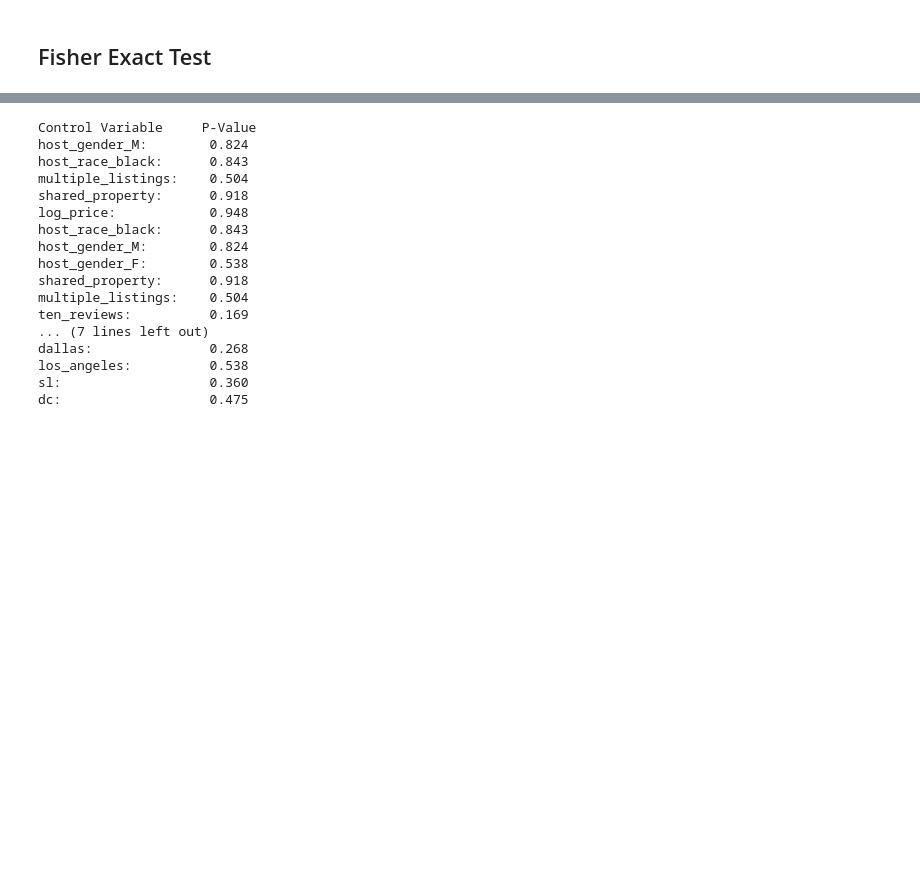
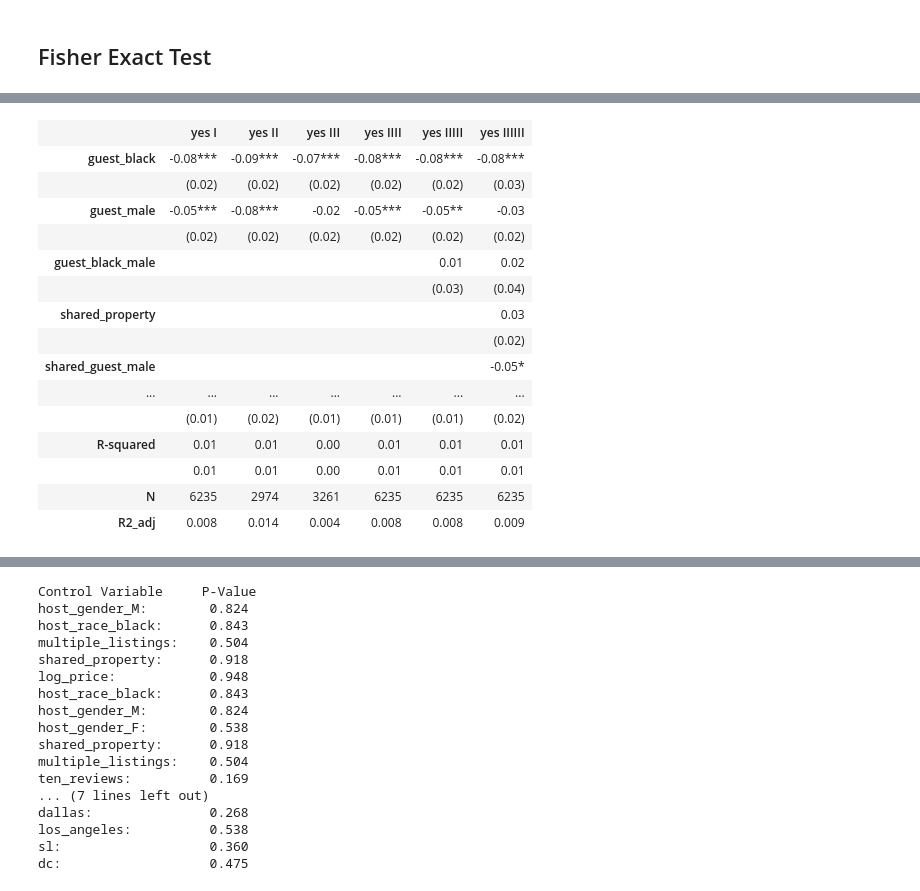
Before and after one commit to fmssn/airbnbdiscrimination, a Jupyter notebook: AirBnb.ipynb, the cells around one changed output, grey strips where cells are left out. Saved outputs shown, nothing was run; the diff lists cells and outputs as text; code cells hidden in the pictures; blank space fills up the shorter version.

```diff
--- a/AirBnb.ipynb
+++ b/AirBnb.ipynb
@@ -579,0 +505,15 @@ Warnings:
+# %%
+model = smf.ols('yes ~ guest_black + guest_male', data=df_model)
+result_all = model.fit(cov_type='cluster', cov_kwds={'groups': df_model['name_by_city']})
+
+df_model_male = df_model[df_model['shared_property'] == 1]
+model = smf.ols('yes ~ guest_black + guest_male', data=df_model_male)
+result_male = model.fit(cov_type='cluster', cov_kwds={'groups': df_model_male['name_by_city']})
+
+df_model_female = df_model[df_model['shared_property'] == 0]
+model = smf.ols('yes ~ guest_black + guest_male', data=df_model_female)
+result_female = model.fit(cov_type='cluster', cov_kwds={'groups': df_model_female['name_by_city']})
+
+
+tble = summary_col([result_all, result_male, result_female], stars=True, float_format='%.2f', regressor_order=['guest_black', 'guest_male', 'Intercept'], info_dict={'N':lambda x: "{0:d}".format(int(x.nobs)), 'R²_adj':lambda x: "{0:.3f}".format(float(x.rsquared_adj))})
+tble
@@ -579,0 +532,44 @@ Warnings:
+# %%
+df['guest_black_male'] = df['guest_black'] * df['guest_male']
+df['guest_black_male_shared'] = df['guest_black'] * df['guest_male'] * df['shared_property']
+
+df_model = df[['yes','guest_black', 'guest_male', 'name_by_city', 'shared_property', 'shared_guest_male',
+               'guest_black_male', 'shared_guest_black', 'guest_black_male_shared']].dropna()
+
+model = smf.ols('yes ~ guest_black + guest_male', data=df_model)
+result0 = model.fit(cov_type='cluster', cov_kwds={'groups': df_model['name_by_city']})
+
+model = smf.ols('yes ~ guest_black + guest_male + guest_black_male', data=df_model)
+result1 = model.fit(cov_type='cluster', cov_kwds={'groups': df_model['name_by_city']})
+
+model = smf.ols('yes ~ guest_black + guest_male + guest_black_male + shared_property + shared_guest_male + shared_guest_black + guest_black_male_shared', data=df_model)
+result3 = model.fit(cov_type='cluster', cov_kwds={'groups': df_model['name_by_city']})
+
+
+tble5 = summary_col([result0, result1, result3], stars=True, float_format='%.2f',
+                   regressor_order=['guest_black', 'guest_male', 'guest_black_male', 'shared_property', 'shared_guest_male', 'shared_guest_black',
+                        'guest_black_male_shared'],
+                   info_dict={'N':lambda x: "{0:d}".format(int(x.nobs)),'R2_adj':lambda x: "{:.3f}".format(x.rsquared_adj),
+                             'Implied coefficient':lambda x: "{0:.2f}".format(float(x.params[1]+x.params[1]))})
+tble6 = summary_col([result_all, result_male, result_female, result0, result1, result3], stars=True, float_format='%.2f',
+                   regressor_order=['guest_black', 'guest_male', 'guest_black_male', 'shared_property', 'shared_guest_male', 'shared_guest_black',
+                        'guest_black_male_shared'],
+                   info_dict={'N':lambda x: "{0:d}".format(int(x.nobs)),'R2_adj':lambda x: "{:.3f}".format(x.rsquared_adj)})
+tble6
+# %% [output]
+|  | yes I | yes II | yes III | yes IIII | yes IIIII | yes IIIIII |
+| guest_black | -0.08*** | -0.09*** | -0.07*** | -0.08*** | -0.08*** | -0.08*** |
+|  | (0.02) | (0.02) | (0.02) | (0.02) | (0.02) | (0.03) |
+| guest_male | -0.05*** | -0.08*** | -0.02 | -0.05*** | -0.05** | -0.03 |
+|  | (0.02) | (0.02) | (0.02) | (0.02) | (0.02) | (0.02) |
+| guest_black_male |  |  |  |  | 0.01 | 0.02 |
+|  |  |  |  |  | (0.03) | (0.04) |
+| shared_property |  |  |  |  |  | 0.03 |
+|  |  |  |  |  |  | (0.02) |
+| shared_guest_male |  |  |  |  |  | -0.05* |
+| ... | ... | ... | ... | ... | ... | ... |
+|  | (0.01) | (0.02) | (0.01) | (0.01) | (0.01) | (0.02) |
+| R-squared | 0.01 | 0.01 | 0.00 | 0.01 | 0.01 | 0.01 |
+|  | 0.01 | 0.01 | 0.00 | 0.01 | 0.01 | 0.01 |
+| N | 6235 | 2974 | 3261 | 6235 | 6235 | 6235 |
+| R2_adj | 0.008 | 0.014 | 0.004 | 0.008 | 0.008 | 0.009 |
```
Also changed, not shown: parts of 33 cells of this notebook.
